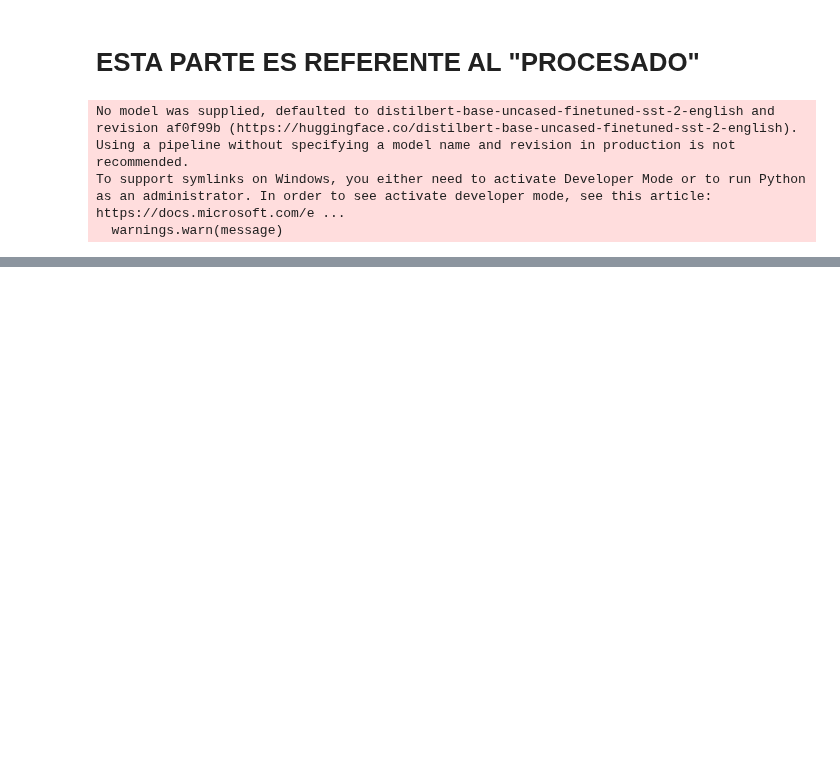
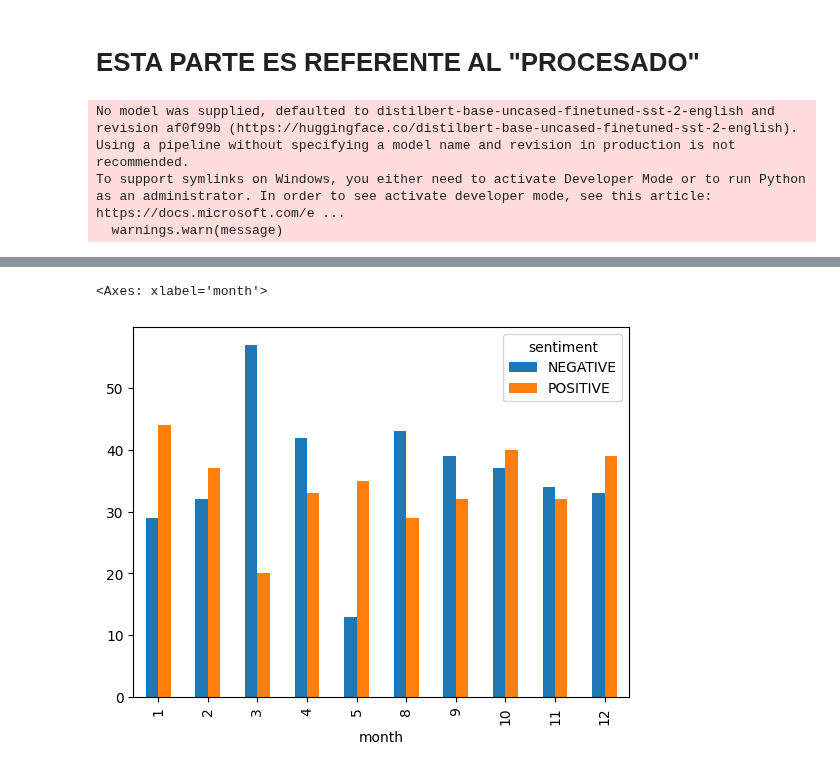
Before and after one commit to Santiagodiz/PlayerPulse, a Jupyter notebook: data/google_news.ipynb, the cells around one changed output, grey strips where cells are left out. Cells and saved outputs as stored; diff of their text form; code cells hidden in the pictures; blank space fills up the shorter version.

```diff
--- a/data/google_news.ipynb
+++ b/data/google_news.ipynb
@@ -343,5 +348,5 @@ def convert_dates(date_str):
 # %%
-dates = create_dates_intervals(2022, 1, 1, 2022, 3, 15)
+dates = create_dates_intervals(2023, 8, 1, 2024, 5, 26)
 print(dates)
 
 
@@ -403,7 +417,9 @@ Using a pipeline without specifying a model name and revision in production is n
 To support symlinks on Windows, you either need to activate Developer Mode or to run Python as an administrator. In order to see activate developer mode, see this article: https://docs.microsoft.com/e ...
   warnings.warn(message)
 # %%
-scores = []
+list_to_df = []
 
-for desc, _ in l_news:
-    scores.append(sentiment_analysis(desc)[0]['label'])
+for desc, date in l_news:
+    list_to_df.append([desc, date, sentiment_analysis(desc)[0]['label']])
+
+df = pd.DataFrame(list_to_df, columns=['description', 'date', 'sentiment'])
@@ -433,0 +442,10 @@ Date: (14, 3, 2022)
+# %%
+# see how many positive and negative news are there per month
+df['month'] = df['date'].apply(lambda x: x[1])
+
+
+# plot it
+df.groupby(['month', 'sentiment']).size().unstack().plot(kind='bar', stacked=False)
+# %% [output]
+<Axes: xlabel='month'>
+[figure, added]
```
Also changed, not shown: parts of 9 cells of this notebook, 2 other files.
